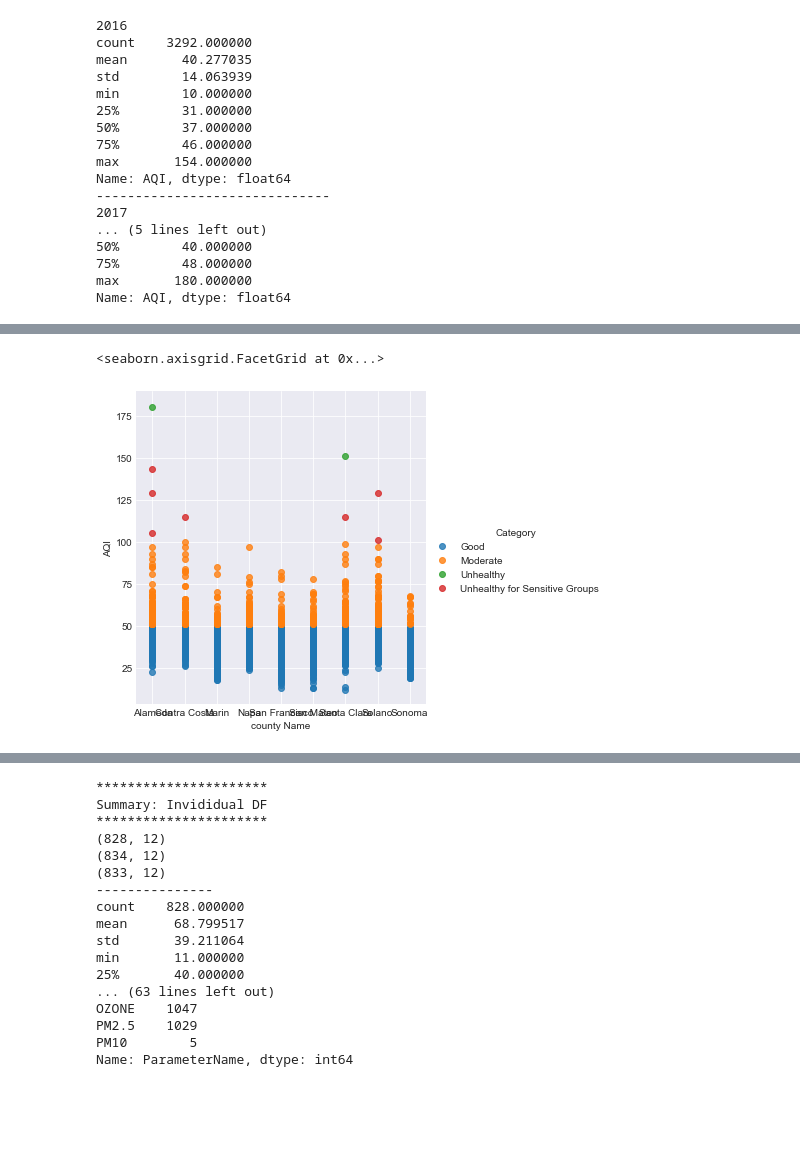
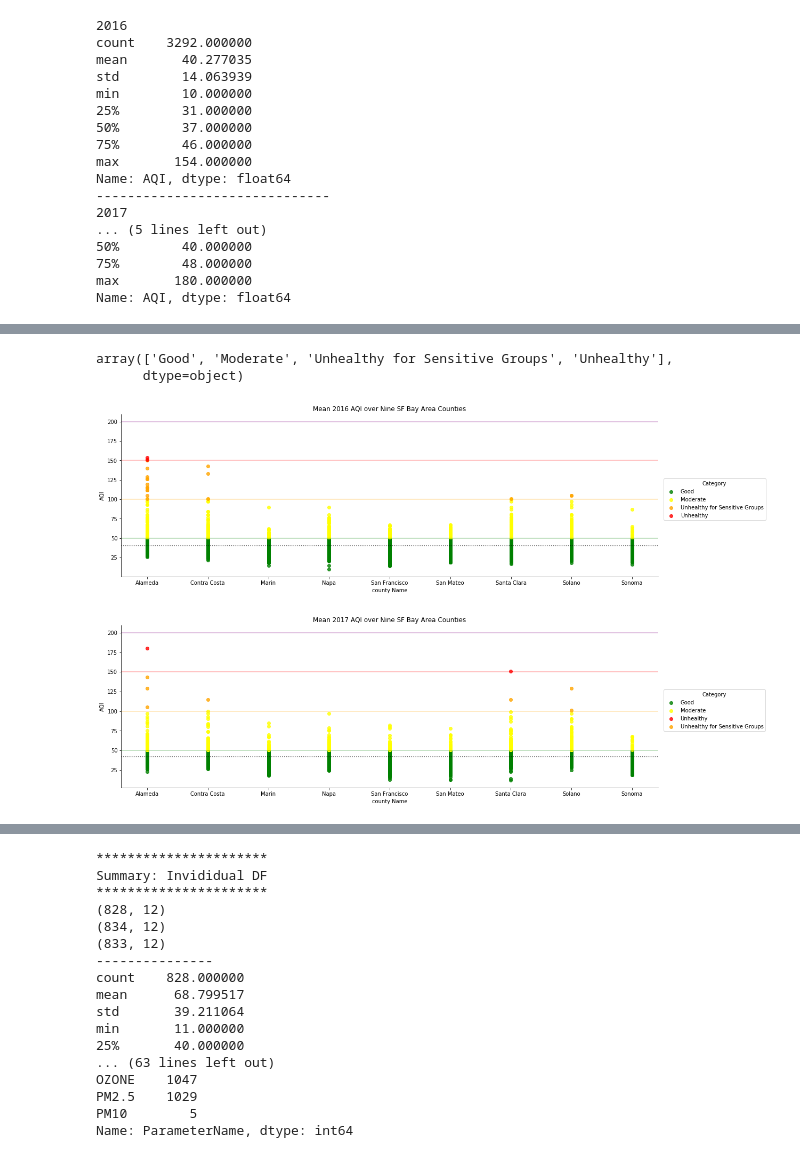
Before and after one commit to HP-Nunes/airQualityInTheBayArea_October2017, a Jupyter notebook: Push_to_Master/Master_Notebook.ipynb, the cells around one changed output, grey strips where cells are left out. Cells and saved outputs as stored; diff of their text form; code cells hidden in the pictures; blank space fills up the shorter version.

```diff
--- a/Push_to_Master/Master_Notebook.ipynb
+++ b/Push_to_Master/Master_Notebook.ipynb
@@ -200,6 +202,41 @@ axes[5].axvline(200, color='purple')
-# %%
-#AQI Distribution for each measurement date
-sns.lmplot( x="county Name", y="AQI", data=sfb17_data, fit_reg=False, hue='Category', legend=True)
-# %% [output]
-<seaborn.axisgrid.FacetGrid at 0x...>
-[figure, removed]
+# %%
+sfb16_data.Category.unique()
+# %% [output]
+array(['Good', 'Moderate', 'Unhealthy for Sensitive Groups', 'Unhealthy'],
+      dtype=object)
+# %%
+    #AQI Distribution of PM2.5 for each county
+
+
+palette ={"Good":"green",
+          "Moderate":"yellow",
+          "Unhealthy for Sensitive Groups":"orange",
+          "Unhealthy":"red"
+         }
+
+sns.lmplot( x="county Name", y="AQI", data=sfb16_data, fit_reg=False, hue="Category",
+           aspect = 3,legend=True,palette=palette)
+
+plt.axhline(mean16_AQI, color='black',linestyle="dotted",alpha=0.7)
+plt.axhline(50, color='g',alpha=0.3)
+plt.axhline(100, color='orange',alpha=0.3)
+plt.axhline(150, color='r',alpha=0.3)
+plt.axhline(200, color='purple',alpha=0.3)
+plt.title('Mean 2016 AQI over Nine SF Bay Area Counties')
+plt.savefig('Outputs/EPA_AQIxCounty_2016.png')
+####
+
+sns.lmplot( x="county Name", y="AQI", data=sfb17_data, fit_reg=False, hue="Category",
+           aspect = 3,legend=True,palette=palette)
+
+plt.axhline(mean17_AQI, color='black',linestyle="dotted",alpha=0.7)
+plt.axhline(50, color='g',alpha=0.3)
+plt.axhline(100, color='orange',alpha=0.3)
+plt.axhline(150, color='r',alpha=0.3)
+plt.axhline(200, color='purple',alpha=0.3)
+plt.title('Mean 2017 AQI over Nine SF Bay Area Counties')
+
+plt.savefig('Outputs/EPA_AQIxCounty_2017.png')
+# %% [output]
+[figure, added]
+[figure, added]
```
Also changed, not shown: parts of 6 cells of this notebook, 7 other files.
